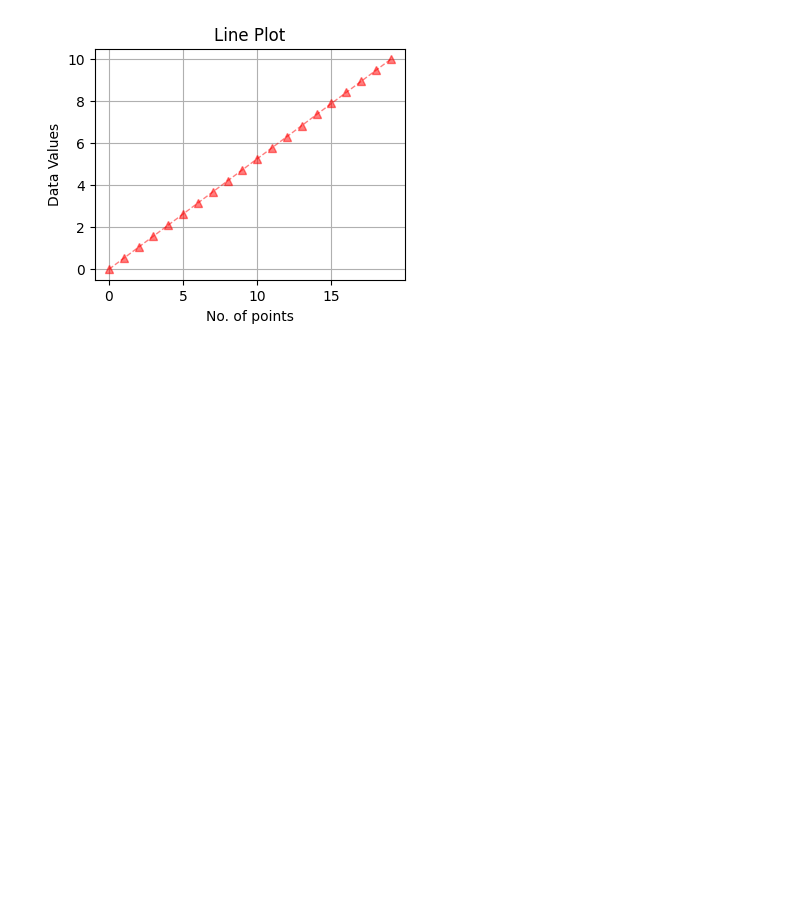
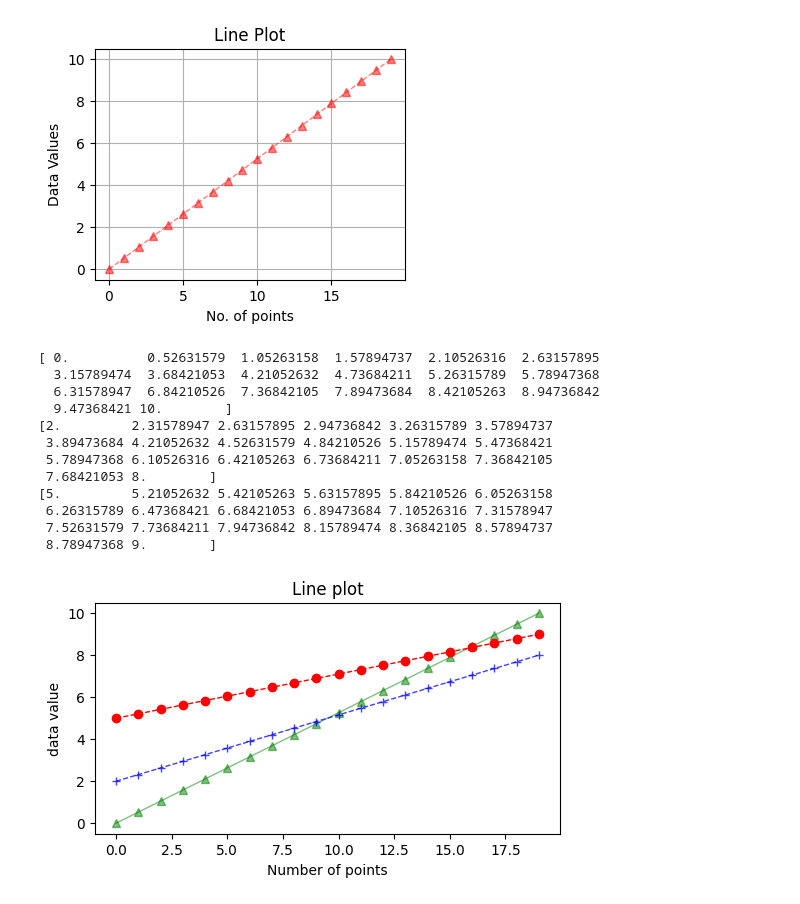
Before and after one commit to ntnmathur/intellipaat, a Jupyter notebook: python/matplotlib.ipynb, the cells around one changed output. Drawn from its saved outputs; the diff is of its cells as text; code cells hidden in the pictures; blank space fills up the shorter version.

```diff
--- a/python/matplotlib.ipynb
+++ b/python/matplotlib.ipynb
@@ -27,3 +27,34 @@ plt.savefig('ABC.png')
 plt.show()
 # %% [output]
 [figure]
+# %%
+
+a = np.linspace(0,10,20)
+print(a)
+b = np.linspace(2,8,20)
+print(b)
+c = np.linspace(5,9,20)
+print(c)
+plt.figure(figsize = (6,3))
+ax1 = plt.subplot()
+ax1.plot(a, linewidth = 1.0, linestyle = '-', c = 'g', marker = '^',alpha = 0.5)
+ax1.plot(b, linewidth = 1.0, linestyle = '--', c = 'b', marker = '+',alpha = 0.75)
+ax1.plot(c, linewidth = 1.0, linestyle = '--', c = 'r', marker = 'o',alpha = 1)
+plt.xlabel('Number of points')
+plt.ylabel('data value')
+plt.title('Line plot')
+plt.show()
+# %% [output]
+[ 0.          0.52631579  1.05263158  1.57894737  2.10526316  2.63157895
+  3.15789474  3.68421053  4.21052632  4.73684211  5.26315789  5.78947368
+  6.31578947  6.84210526  7.36842105  7.89473684  8.42105263  8.94736842
+  9.47368421 10.        ]
+[2.         2.31578947 2.63157895 2.94736842 3.26315789 3.57894737
+ 3.89473684 4.21052632 4.52631579 4.84210526 5.15789474 5.47368421
+ 5.78947368 6.10526316 6.42105263 6.73684211 7.05263158 7.36842105
+ 7.68421053 8.        ]
+[5.         5.21052632 5.42105263 5.63157895 5.84210526 6.05263158
+ 6.26315789 6.47368421 6.68421053 6.89473684 7.10526316 7.31578947
+ 7.52631579 7.73684211 7.94736842 8.15789474 8.36842105 8.57894737
+ 8.78947368 9.        ]
+[figure, added]
```
Also changed, not shown: parts of 6 cells of this notebook, 1 other file.
